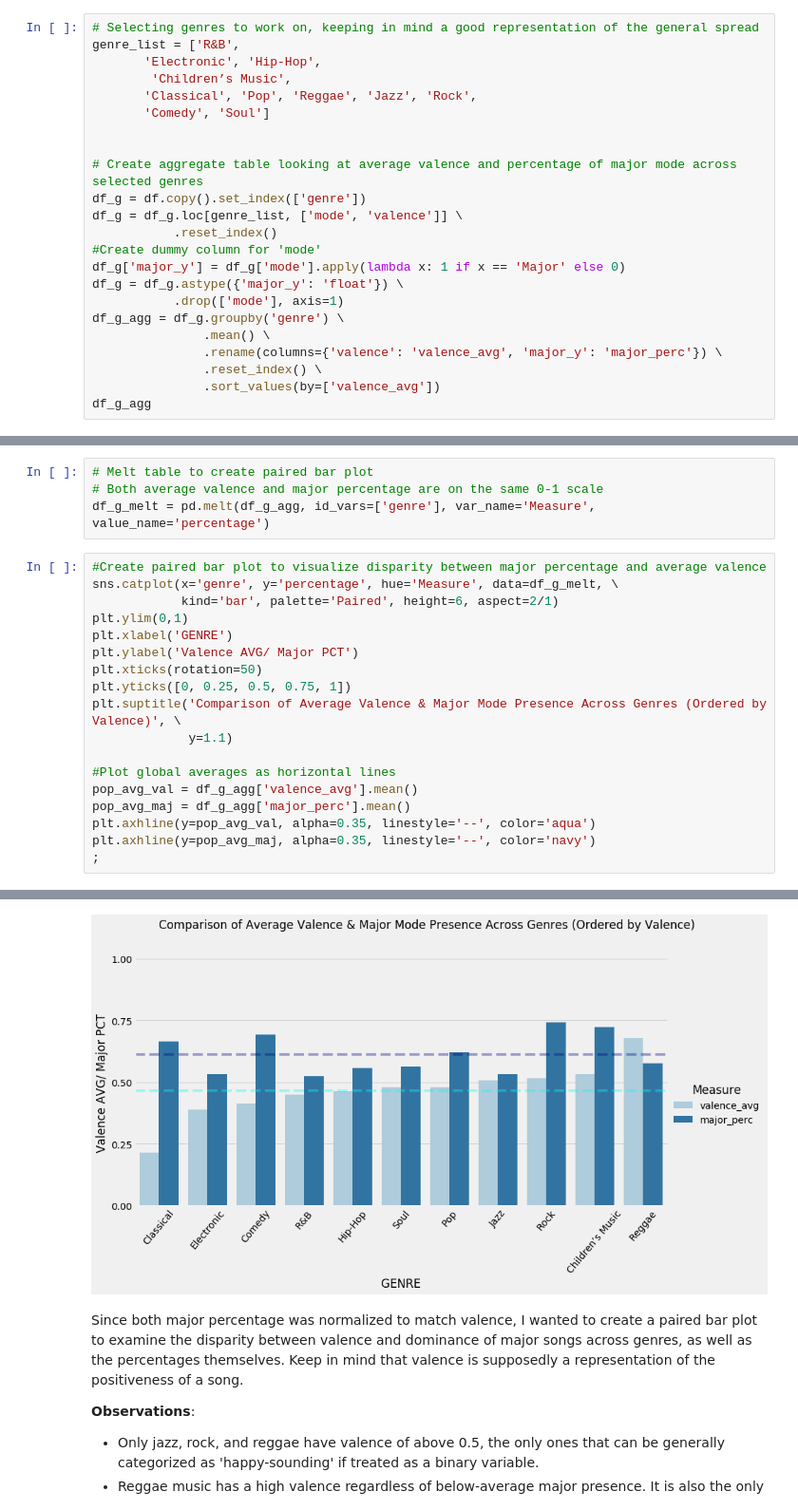
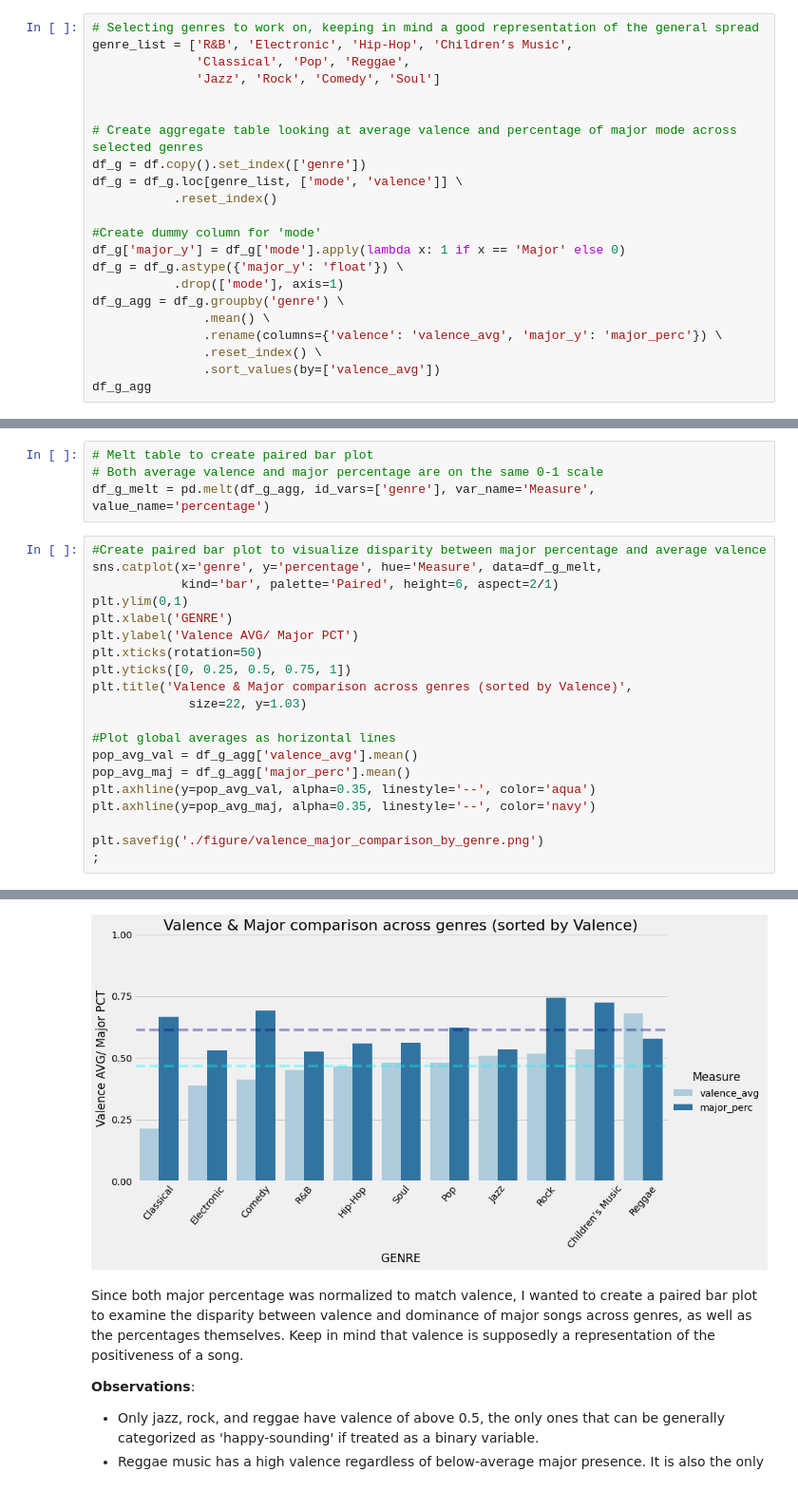
Before and after one commit to tangaw/Spotify-Tracks-Insights, a Jupyter notebook: src/spotifyTracksInsights.ipynb, the cells around one changed output, grey strips where cells are left out. Shown at 95% size. Cells and saved outputs as stored; diff of their text form.

```diff
--- a/src/spotifyTracksInsights.ipynb
+++ b/src/spotifyTracksInsights.ipynb
@@ -297,17 +303,16 @@ Both the Pearson-R Coefficient and plot demonstrate slim to none correlation bet
 ## Examine major presence and valence across genres
 # %%
 # Selecting genres to work on, keeping in mind a good representation of the general spread
-genre_list = ['R&B',
-       'Electronic', 'Hip-Hop',
-        'Children’s Music',
-       'Classical', 'Pop', 'Reggae', 'Jazz', 'Rock',
-       'Comedy', 'Soul']
+genre_list = ['R&B', 'Electronic', 'Hip-Hop', 'Children’s Music',
+              'Classical', 'Pop', 'Reggae',
+              'Jazz', 'Rock', 'Comedy', 'Soul']
 
 
 # Create aggregate table looking at average valence and percentage of major mode across selected genres
 df_g = df.copy().set_index(['genre'])
 df_g = df_g.loc[genre_list, ['mode', 'valence']] \
            .reset_index()
+
 #Create dummy column for 'mode'
 df_g['major_y'] = df_g['mode'].apply(lambda x: 1 if x == 'Major' else 0)
 df_g = df_g.astype({'major_y': 'float'}) \
@@ -337,25 +342,27 @@ df_g_agg
 df_g_melt = pd.melt(df_g_agg, id_vars=['genre'], var_name='Measure', value_name='percentage')
 # %%
 #Create paired bar plot to visualize disparity between major percentage and average valence
-sns.catplot(x='genre', y='percentage', hue='Measure', data=df_g_melt, \
+sns.catplot(x='genre', y='percentage', hue='Measure', data=df_g_melt,
             kind='bar', palette='Paired', height=6, aspect=2/1)
 plt.ylim(0,1)
 plt.xlabel('GENRE')
 plt.ylabel('Valence AVG/ Major PCT')
 plt.xticks(rotation=50)
 plt.yticks([0, 0.25, 0.5, 0.75, 1])
-plt.suptitle('Comparison of Average Valence & Major Mode Presence Across Genres (Ordered by Valence)', \
-             y=1.1)
+plt.title('Valence & Major comparison across genres (sorted by Valence)',
+             size=22, y=1.03)
 
 #Plot global averages as horizontal lines
 pop_avg_val = df_g_agg['valence_avg'].mean()
 pop_avg_maj = df_g_agg['major_perc'].mean()
 plt.axhline(y=pop_avg_val, alpha=0.35, linestyle='--', color='aqua')
 plt.axhline(y=pop_avg_maj, alpha=0.35, linestyle='--', color='navy')
+
+plt.savefig('./figure/valence_major_comparison_by_genre.png')
 ;
 # %% [output]
 ''
-[figure, old version]
+[figure, new version]
 # %% [markdown]
 Since both major percentage was normalized to match valence, I wanted to create a paired bar plot to examine the disparity between valence and dominance of major songs across genres, as well as the percentages themselves. Keep in mind that valence is supposedly a representation of the positiveness of a song.
 
```
Also changed, not shown: parts of 10 cells of this notebook, 4 other files.
